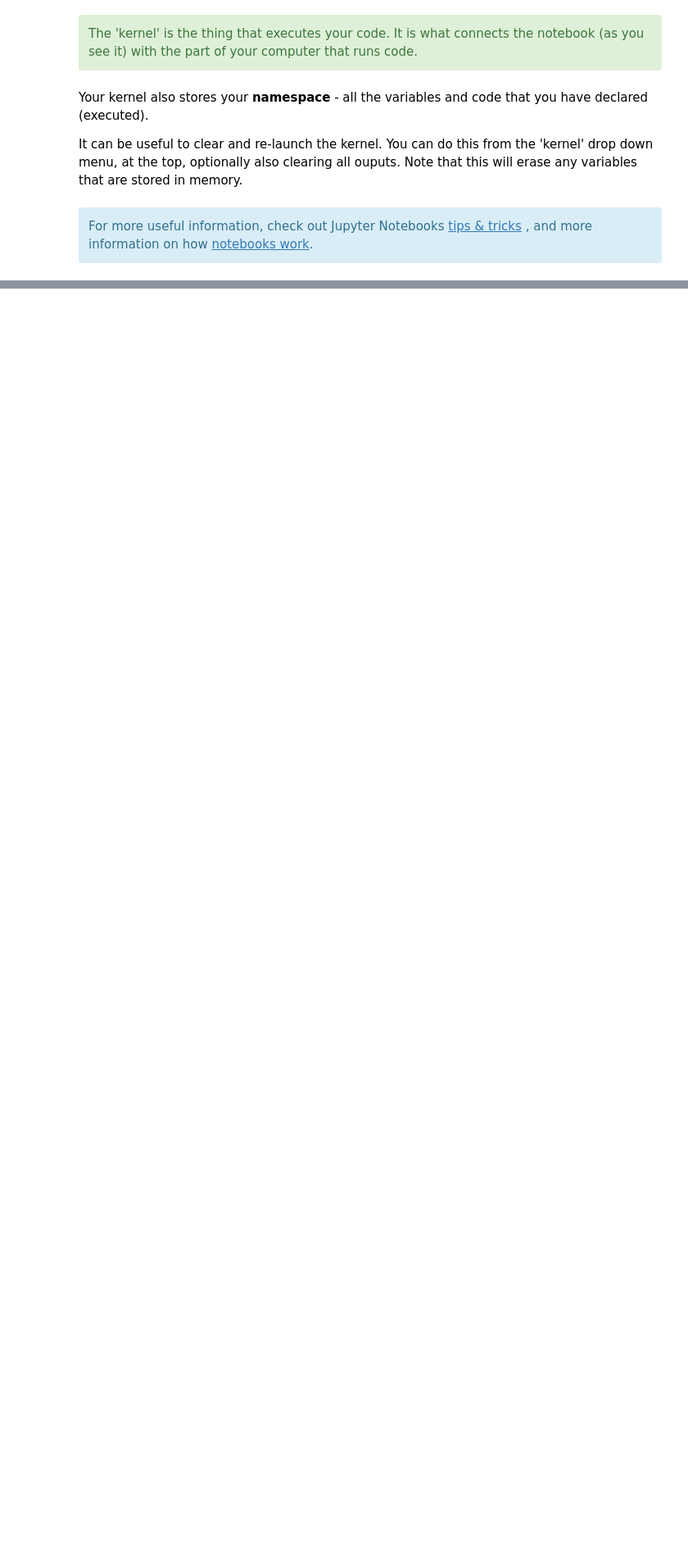
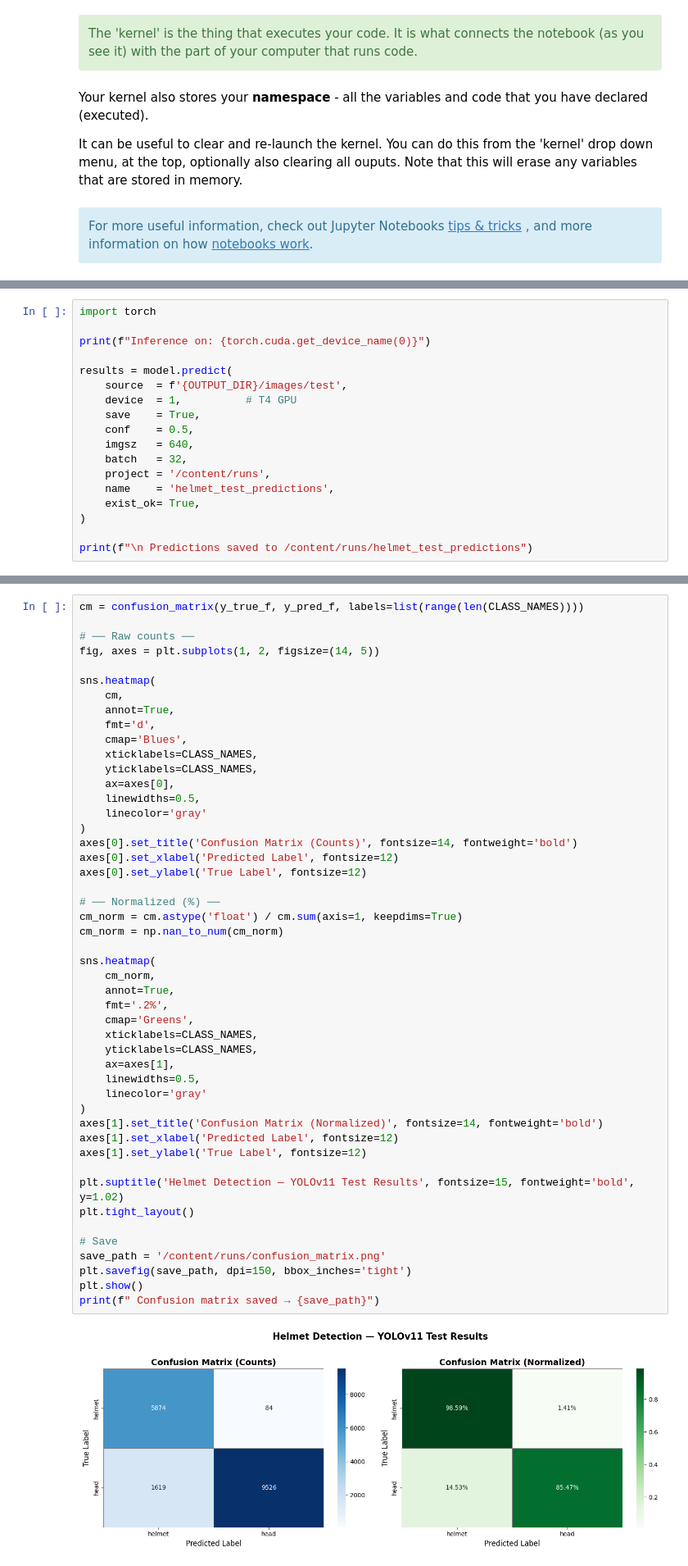
Before and after one commit to haneenahmedd/products-app, a Jupyter notebook: content/02-getting-started/jupyter_notebooks.ipynb, the cells around one changed output, grey strips where cells are left out. Shown at 82% size. Drawn from its saved outputs; the diff is of its cells as text; blank space fills up the shorter version.

```diff
--- a/content/02-getting-started/jupyter_notebooks.ipynb
+++ b/content/02-getting-started/jupyter_notebooks.ipynb
@@ -294,0 +742,18 @@ print(f"GPU name: {torch.cuda.get_device_name(0)}")
+# %%
+import torch
+
+print(f"Inference on: {torch.cuda.get_device_name(0)}")
+
+results = model.predict(
+    source  = f'{OUTPUT_DIR}/images/test',
+    device  = 1,          # T4 GPU
+    save    = True,
+    conf    = 0.5,
+    imgsz   = 640,
+    batch   = 32,
+    project = '/content/runs',
+    name    = 'helmet_test_predictions',
+    exist_ok= True,
+)
+
+print(f"\n Predictions saved to /content/runs/helmet_test_predictions")
@@ -294,0 +917,50 @@ print(f"GPU name: {torch.cuda.get_device_name(0)}")
+# %%
+cm = confusion_matrix(y_true_f, y_pred_f, labels=list(range(len(CLASS_NAMES))))
+
+# ── Raw counts ──
+fig, axes = plt.subplots(1, 2, figsize=(14, 5))
+
+sns.heatmap(
+    cm,
+    annot=True,
+    fmt='d',
+    cmap='Blues',
+    xticklabels=CLASS_NAMES,
+    yticklabels=CLASS_NAMES,
+    ax=axes[0],
+    linewidths=0.5,
+    linecolor='gray'
+)
+axes[0].set_title('Confusion Matrix (Counts)', fontsize=14, fontweight='bold')
+axes[0].set_xlabel('Predicted Label', fontsize=12)
+axes[0].set_ylabel('True Label', fontsize=12)
+
+# ── Normalized (%) ──
+cm_norm = cm.astype('float') / cm.sum(axis=1, keepdims=True)
+cm_norm = np.nan_to_num(cm_norm)
+
+sns.heatmap(
+    cm_norm,
+    annot=True,
+    fmt='.2%',
+    cmap='Greens',
+    xticklabels=CLASS_NAMES,
+    yticklabels=CLASS_NAMES,
+    ax=axes[1],
+    linewidths=0.5,
+    linecolor='gray'
+)
+axes[1].set_title('Confusion Matrix (Normalized)', fontsize=14, fontweight='bold')
+axes[1].set_xlabel('Predicted Label', fontsize=12)
+axes[1].set_ylabel('True Label', fontsize=12)
+
+plt.suptitle('Helmet Detection — YOLOv11 Test Results', fontsize=15, fontweight='bold', y=1.02)
+plt.tight_layout()
+
+# Save
+save_path = '/content/runs/confusion_matrix.png'
+plt.savefig(save_path, dpi=150, bbox_inches='tight')
+plt.show()
+print(f" Confusion matrix saved → {save_path}")
+# %% [output]
+[figure, added]
```
Also changed, not shown: parts of 15 cells of this notebook.
